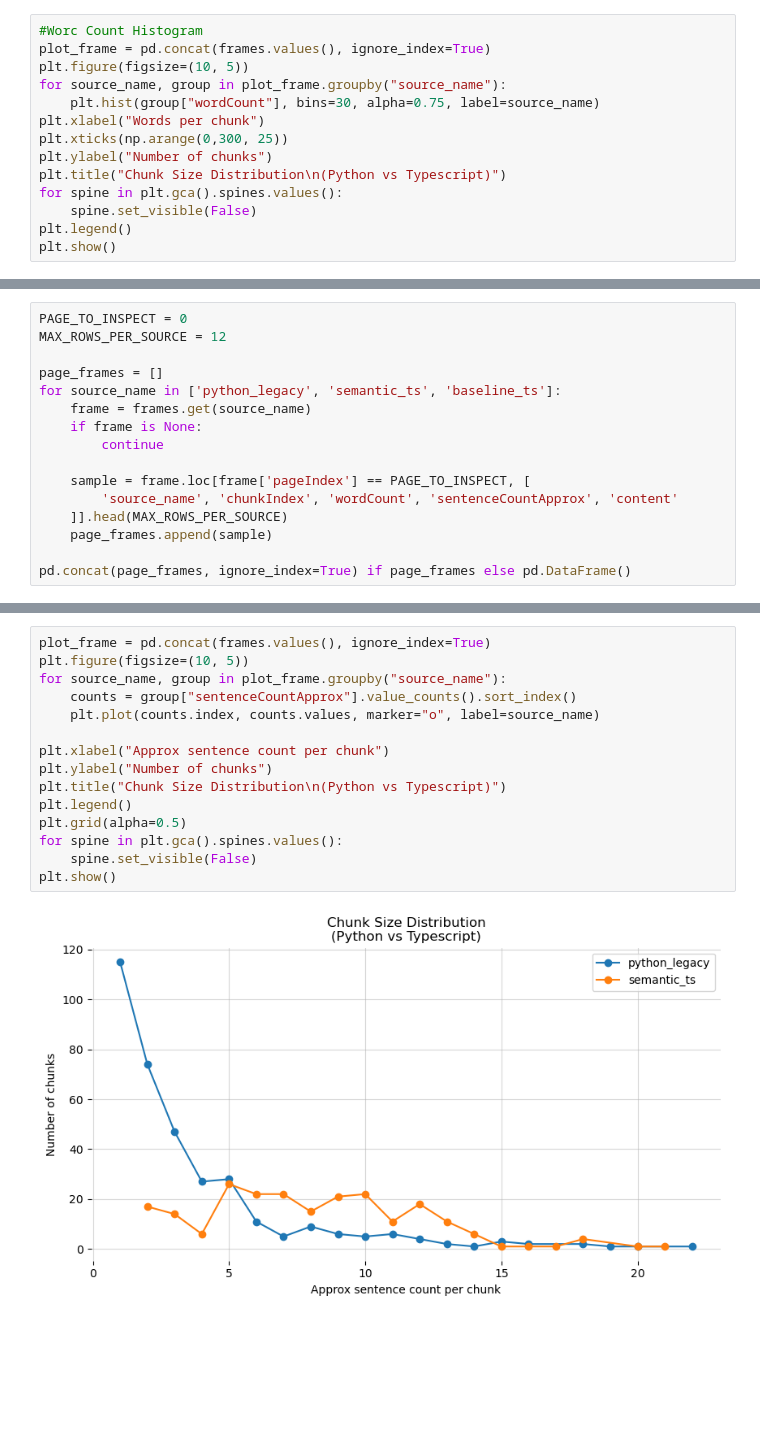
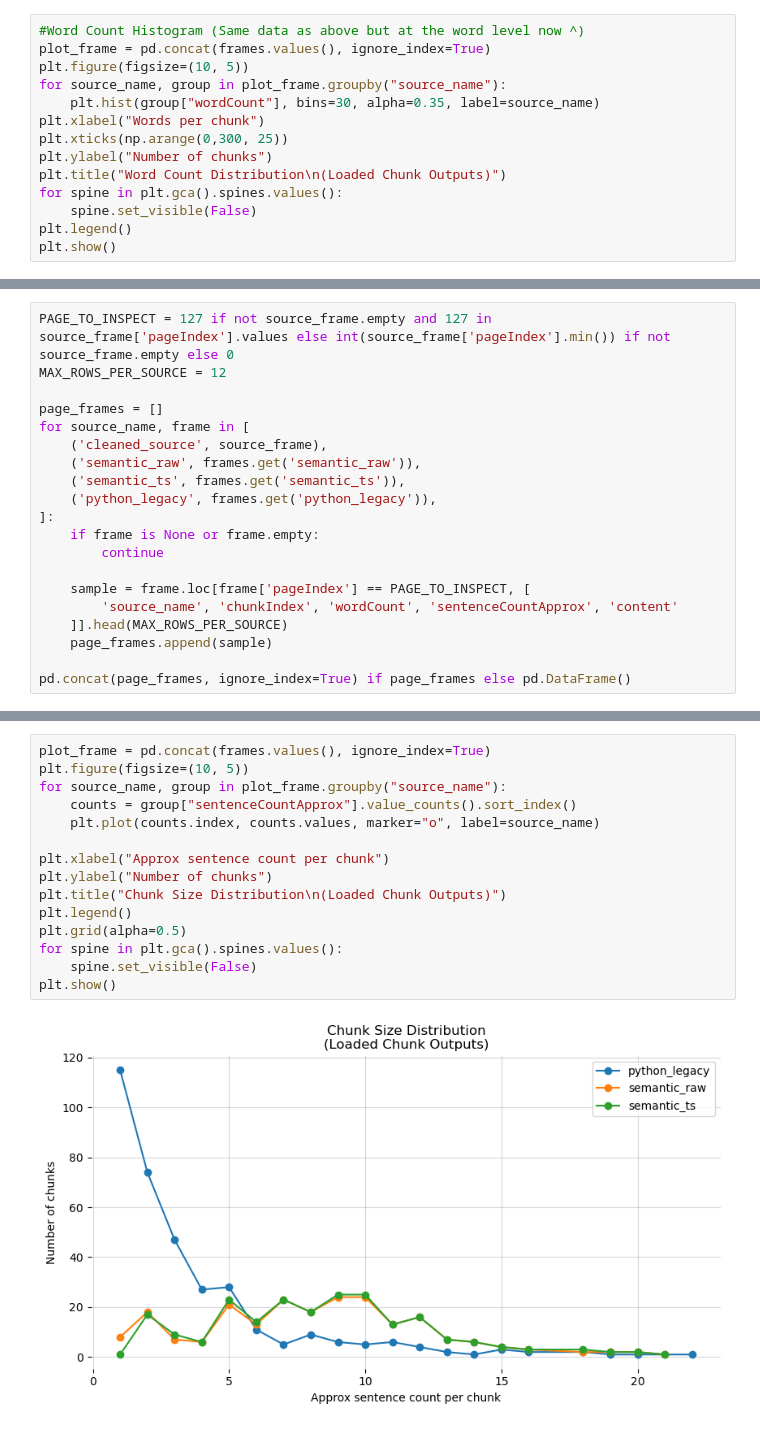
Before and after one commit to cstello-2/Deployable-Knowledge, a Jupyter notebook: output/jupyter-notebook/compare-chunking-outputs.ipynb, the cells around one changed output, grey strips where cells are left out. Saved outputs shown, nothing was run; the diff lists cells and outputs as text; blank space fills up the shorter version.

```diff
--- a/output/jupyter-notebook/compare-chunking-outputs.ipynb
+++ b/output/jupyter-notebook/compare-chunking-outputs.ipynb
@@ -119,13 +179,13 @@ distribution
 # %%
-#Worc Count Histogram
+#Word Count Histogram (Same data as above but at the word level now ^)
 plot_frame = pd.concat(frames.values(), ignore_index=True)
 plt.figure(figsize=(10, 5))
 for source_name, group in plot_frame.groupby("source_name"):
-    plt.hist(group["wordCount"], bins=30, alpha=0.75, label=source_name)
+    plt.hist(group["wordCount"], bins=30, alpha=0.35, label=source_name)
 plt.xlabel("Words per chunk")
 plt.xticks(np.arange(0,300, 25))
 plt.ylabel("Number of chunks")
-plt.title("Chunk Size Distribution\n(Python vs Typescript)")
+plt.title("Word Count Distribution\n(Loaded Chunk Outputs)")
 for spine in plt.gca().spines.values():
     spine.set_visible(False)
 plt.legend()
@@ -286,11 +343,15 @@ Use this to inspect one page at a time without scrolling through the whole file.
 # %%
-PAGE_TO_INSPECT = 0
+PAGE_TO_INSPECT = 127 if not source_frame.empty and 127 in source_frame['pageIndex'].values else int(source_frame['pageIndex'].min()) if not source_frame.empty else 0
 MAX_ROWS_PER_SOURCE = 12
 
 page_frames = []
-for source_name in ['python_legacy', 'semantic_ts', 'baseline_ts']:
-    frame = frames.get(source_name)
-    if frame is None:
+for source_name, frame in [
+    ('cleaned_source', source_frame),
+    ('semantic_raw', frames.get('semantic_raw')),
+    ('semantic_ts', frames.get('semantic_ts')),
+    ('python_legacy', frames.get('python_legacy')),
+]:
+    if frame is None or frame.empty:
         continue
 
     sample = frame.loc[frame['pageIndex'] == PAGE_TO_INSPECT, [
@@ -304,17 +371,17 @@ pd.concat(page_frames, ignore_index=True) if page_frames else pd.DataFrame()
 # %%
 plot_frame = pd.concat(frames.values(), ignore_index=True)
 plt.figure(figsize=(10, 5))
 for source_name, group in plot_frame.groupby("source_name"):
     counts = group["sentenceCountApprox"].value_counts().sort_index()
     plt.plot(counts.index, counts.values, marker="o", label=source_name)
 
 plt.xlabel("Approx sentence count per chunk")
 plt.ylabel("Number of chunks")
-plt.title("Chunk Size Distribution\n(Python vs Typescript)")
+plt.title("Chunk Size Distribution\n(Loaded Chunk Outputs)")
 plt.legend()
 plt.grid(alpha=0.5)
 for spine in plt.gca().spines.values():
     spine.set_visible(False)
 plt.show()
 # %% [output]
-[figure, old version]
+[figure, new version]
```
Also changed, not shown: parts of 11 cells of this notebook, 5 other files.
